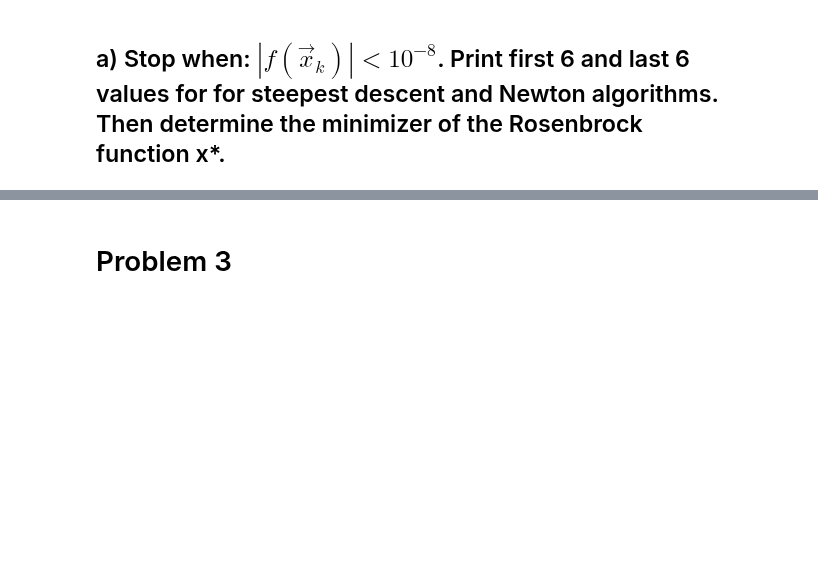
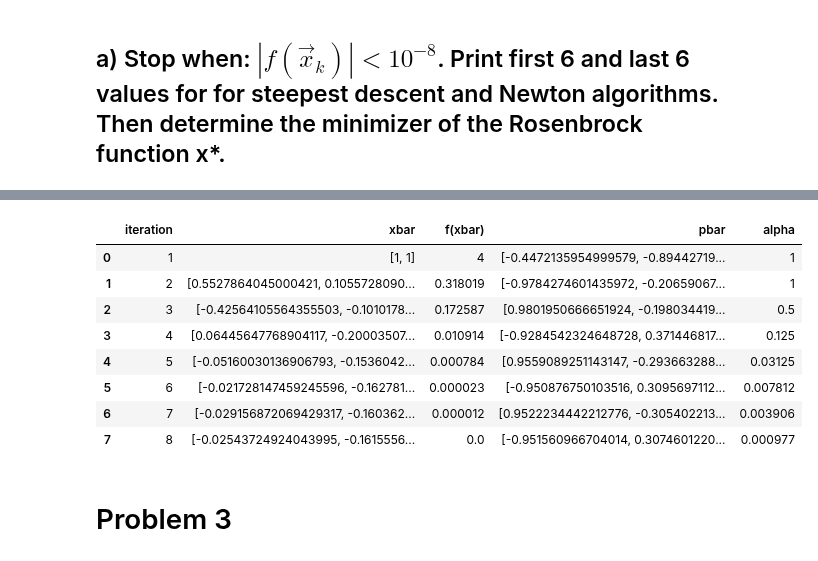
Before and after one commit to wpmcgrath95/MATH-693A-Advanced-Numerical-Methods, a Jupyter notebook: python/Homework1.ipynb, the cells around one changed output, grey strips where cells are left out. Saved outputs shown, nothing was run; the diff lists cells and outputs as text; code cells hidden in the pictures; blank space fills up the shorter version.

Commit message:
added code for problem 1

```diff
--- a/python/Homework1.ipynb
+++ b/python/Homework1.ipynb
@@ -50,7 +38,7 @@ print(xbar_1)
 # %%
 # need to add space in matrices above
-# functions
-def objective_func(xbar_k):
+# functions in problem 1
+def obj_func(xbar_k):
     x = xbar_k[0]
     y = xbar_k[1]
 
@@ -76,2 +58,53 @@ l1
+# %%
+# steepest descent algorithm (gradient descent using backtracking line search)
+# the backtracking algorithm only makes use of the first Wolfe condition, the Armijo condition
+# we do not have to make use of the second Wolfe condition, only condition we have to satisfy is the Armijo condition
+# linear convergence
+
+def steepest_descent(objective_func, grad, val):
+    # set alpha_0 = 1, rho = 1/2, c = 10^-4
+    rho = 1/2
+    c = 10**-4
+    i = 1
+    xbar_trans = [1, 1] # use the initial step xbar_0_trans = [1, 1]
+    i_list, xbar_trans_list, obj_func_xbar_list, pbar_list, alpha_list  = [], [], [], [], []
+    while np.abs(objective_func(xbar_trans)) > val:
+        if i > 1:
+            xbar_trans = xbar_trans + alpha * pbar_k
+
+         # find descent direction pbar_k
+        pbar_k = - (grad(xbar_trans)) / (np.linalg.norm(grad(xbar_trans)))
+        alpha = 1
+        while(objective_func(xbar_trans + alpha * pbar_k) > objective_func(xbar_trans) + c * alpha * np.dot(pbar_k, grad(xbar_trans))):
+            alpha = rho * alpha
+
+
+        i_list.append(i)
+        xbar_trans_list.append(xbar_trans)
+        obj_func_xbar_list.append(objective_func(xbar_trans))
+        pbar_list.append(pbar_k)
+        alpha_list.append(alpha)
+        i += 1
+
+    steepest_descent_df = pd.DataFrame(
+        [[i_list, xbar_trans_list, obj_func_xbar_list, pbar_list, alpha_list]],
+        columns=['iteration', 'xbar', 'f(xbar)', 'pbar', 'alpha']
+    ).explode(['iteration', 'xbar', 'f(xbar)', 'pbar', 'alpha']).reset_index(drop=True)
+
+    return steepest_descent_df
+# %%
+# test example in textbook f(x) = (x1 + x2^2)^2, starting x0= [1,1]
+tb_ex_sd_df = steepest_descent(ex_obj_func, ex_gradient, 10**-5)
+tb_ex_sd_df
+# %% [output]
+|  | iteration | xbar | f(xbar) | pbar | alpha |
+| 0 | 1 | [1, 1] | 4 | [-0.4472135954999579, -0.89442719... | 1 |
+| 1 | 2 | [0.5527864045000421, 0.1055728090... | 0.318019 | [-0.9784274601435972, -0.20659067... | 1 |
+| 2 | 3 | [-0.42564105564355503, -0.1010178... | 0.172587 | [0.9801950666651924, -0.198034419... | 0.5 |
+| 3 | 4 | [0.06445647768904117, -0.20003507... | 0.010914 | [-0.9284542324648728, 0.371446817... | 0.125 |
+| 4 | 5 | [-0.05160030136906793, -0.1536042... | 0.000784 | [0.9559089251143147, -0.293663288... | 0.03125 |
+| 5 | 6 | [-0.021728147459245596, -0.162781... | 0.000023 | [-0.950876750103516, 0.3095697112... | 0.007812 |
+| 6 | 7 | [-0.029156872069429317, -0.160362... | 0.000012 | [0.9522234442212776, -0.305402213... | 0.003906 |
+| 7 | 8 | [-0.02543724924043995, -0.1615556... | 0.0 | [-0.951560966704014, 0.3074601220... | 0.000977 |
 # %%
 # steepest descent algorithm (gradient descent using backtracking line search)
```
Also changed, not shown: parts of 9 cells of this notebook.
